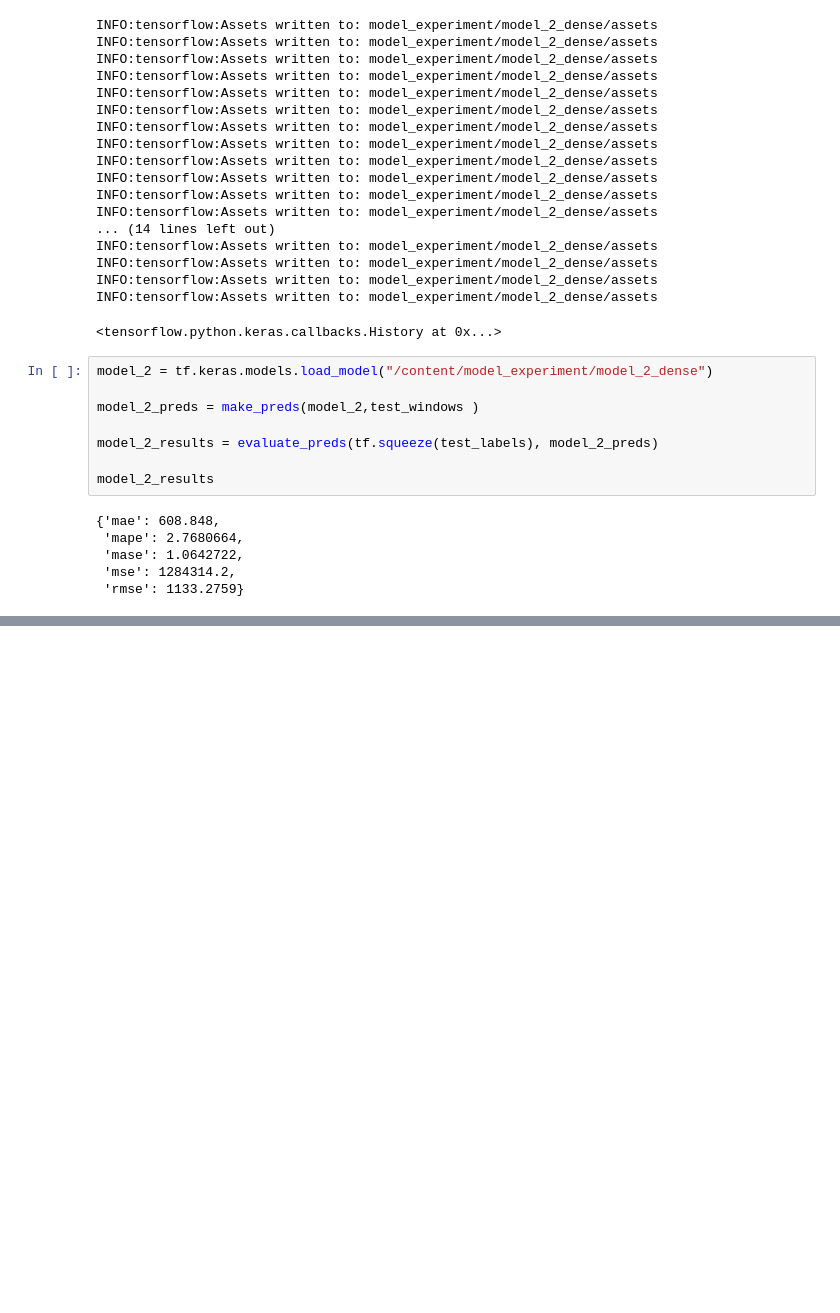
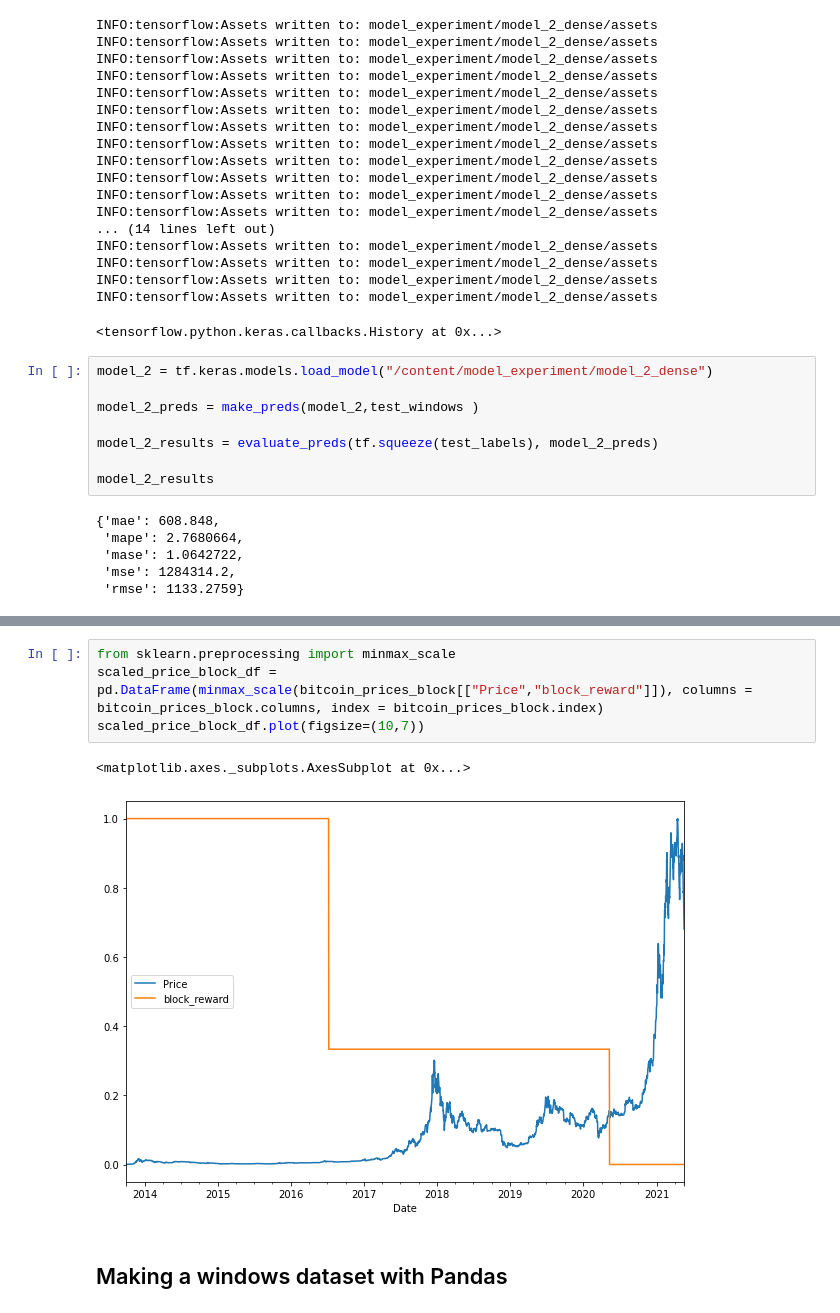
Before and after one commit to kaushikabhishek87/Tensorflow_projects, a Jupyter notebook: 10_time_series_forecasting_in_tensorflow.ipynb, the cells around one changed output, grey strips where cells are left out. Saved outputs shown, nothing was run; the diff lists cells and outputs as text; blank space fills up the shorter version.

```diff
--- a/10_time_series_forecasting_in_tensorflow.ipynb
+++ b/10_time_series_forecasting_in_tensorflow.ipynb
@@ -555,0 +964,9 @@ model_2_results
+# %%
+from sklearn.preprocessing import minmax_scale
+scaled_price_block_df = pd.DataFrame(minmax_scale(bitcoin_prices_block[["Price","block_reward"]]), columns = bitcoin_prices_block.columns, index = bitcoin_prices_block.index)
+scaled_price_block_df.plot(figsize=(10,7))
+# %% [output]
+<matplotlib.axes._subplots.AxesSubplot at 0x...>
+[figure, added]
+# %% [markdown]
+## Making a windows dataset with Pandas
```
Also changed, not shown: parts of 40 cells of this notebook.
